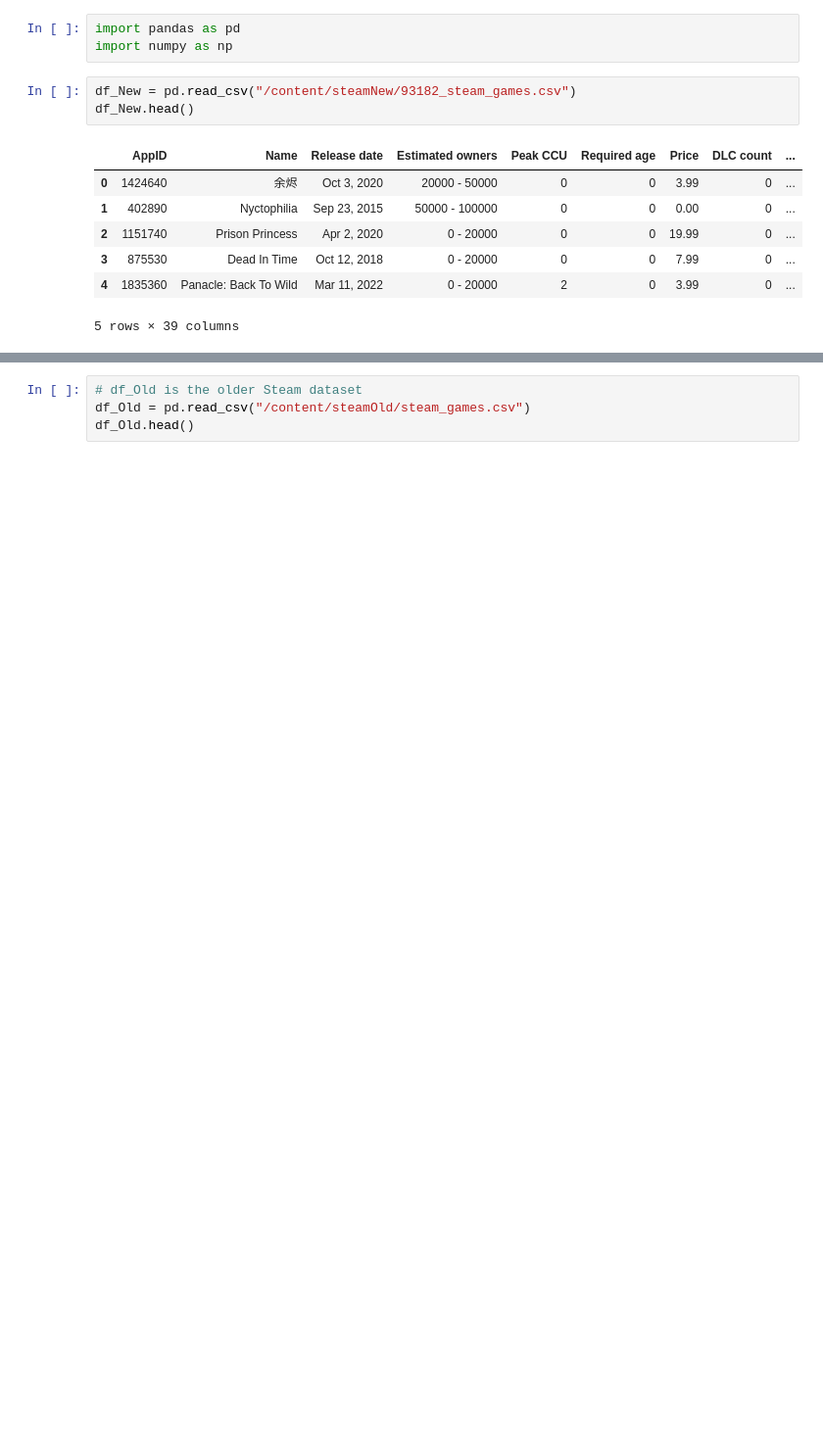
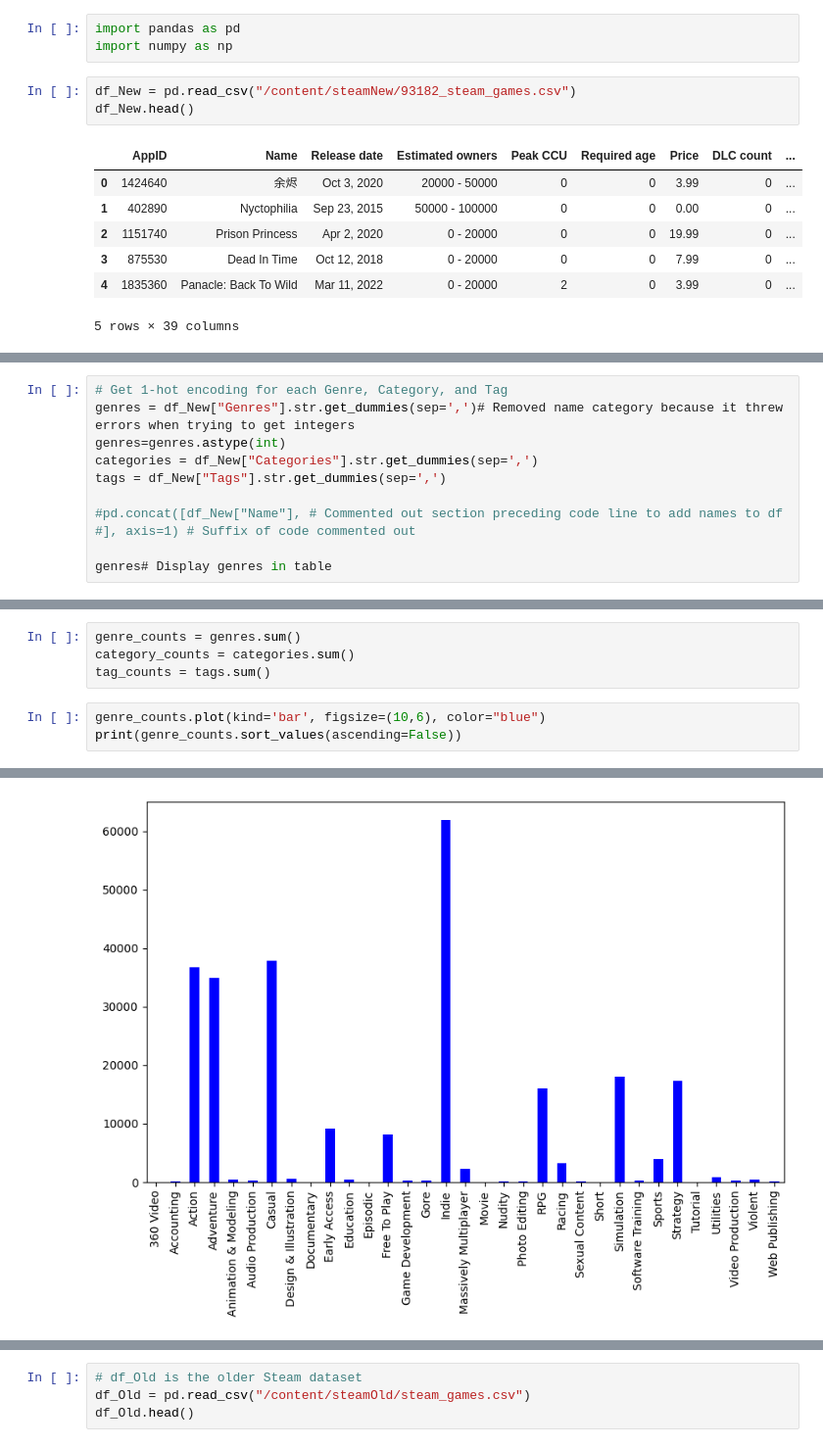
Before and after one commit to adamledet/itds-project-2025, a Jupyter notebook: Data_Science_Project.ipynb, the cells around one changed output, grey strips where cells are left out. Shown at 98% size. Cells and saved outputs as stored; diff of their text form; blank space fills up the shorter version.

```diff
--- a/Data_Science_Project.ipynb
+++ b/Data_Science_Project.ipynb
@@ -94,0 +107,11 @@ df_New.head()
+# %%
+# Get 1-hot encoding for each Genre, Category, and Tag
+genres = df_New["Genres"].str.get_dummies(sep=',')# Removed name category because it threw errors when trying to get integers
+genres=genres.astype(int)
+categories = df_New["Categories"].str.get_dummies(sep=',')
+tags = df_New["Tags"].str.get_dummies(sep=',')
+
+#pd.concat([df_New["Name"], # Commented out section preceding code line to add names to df
+#], axis=1) # Suffix of code commented out
+
+genres# Display genres in table
@@ -94,0 +132,8 @@ df_New.head()
+# %%
+genre_counts = genres.sum()
+category_counts = categories.sum()
+tag_counts = tags.sum()
+# %%
+genre_counts.plot(kind='bar', figsize=(10,6), color="blue")
+print(genre_counts.sort_values(ascending=False))
+# %% [output]
@@ -94,0 +157 @@ df_New.head()
+[figure, added]
```
Also changed, not shown: parts of 26 cells of this notebook, 1 other file.
